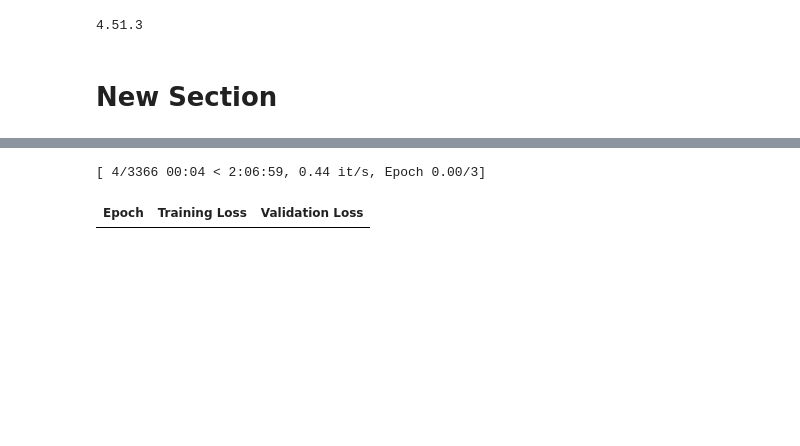
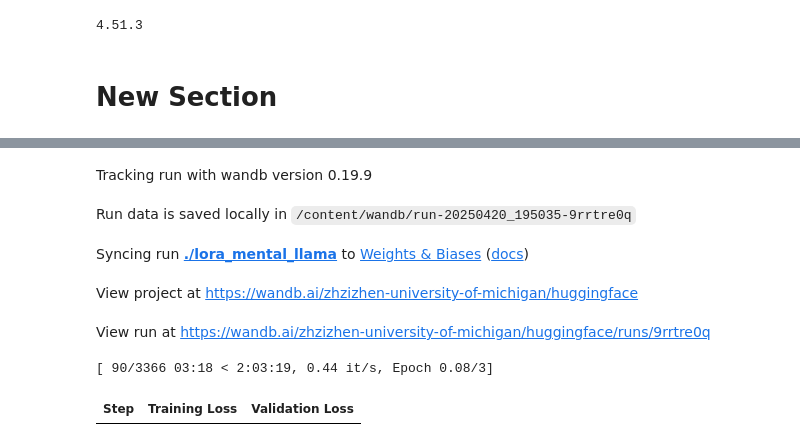
Before and after one commit to JOJOZYH/MentalLLaMA_distill, a Jupyter notebook: QLora_Finetune.ipynb, the cells around one changed output, grey strips where cells are left out. Cells and saved outputs as stored; diff of their text form; code cells hidden in the pictures; blank space fills up the shorter version.

```diff
--- a/QLora_Finetune.ipynb
+++ b/QLora_Finetune.ipynb
@@ -261,8 +258,10 @@ training_args = TrainingArguments(
     output_dir="./lora_mental_llama",
     per_device_train_batch_size=4,
     per_device_eval_batch_size=4,
-    eval_strategy="epoch",
-    save_strategy="epoch",
+    eval_strategy="steps",
+    eval_steps=500,
+    save_strategy="steps",
+    save_steps=500,
     logging_dir="./logs",
     learning_rate=5e-4,
     num_train_epochs=3,
@@ -291,5 +291,10 @@ No label_names provided for model class `PeftModelForCausalLM`. Since `PeftModel
+Tracking run with wandb version 0.19.9
+Run data is saved locally in /content/wandb/run-20250420_195035-9rrtre0q
+Syncing run ./lora_mental_llama to Weights & Biases (docs)
+View project at https://wandb.ai/zhzizhen-university-of-michigan/huggingface
+View run at https://wandb.ai/zhzizhen-university-of-michigan/huggingface/runs/9rrtre0q
-[ 4/3366 00:04 < 2:06:59, 0.44 it/s, Epoch 0.00/3]
+[ 90/3366 03:18 < 2:03:19, 0.44 it/s, Epoch 0.08/3]
-| Epoch | Training Loss | Validation Loss |
+| Step | Training Loss | Validation Loss |
 # %%
 from google.colab import drive
 drive.mount('/content/drive')
```
Also changed, not shown: parts of 6 cells of this notebook.
